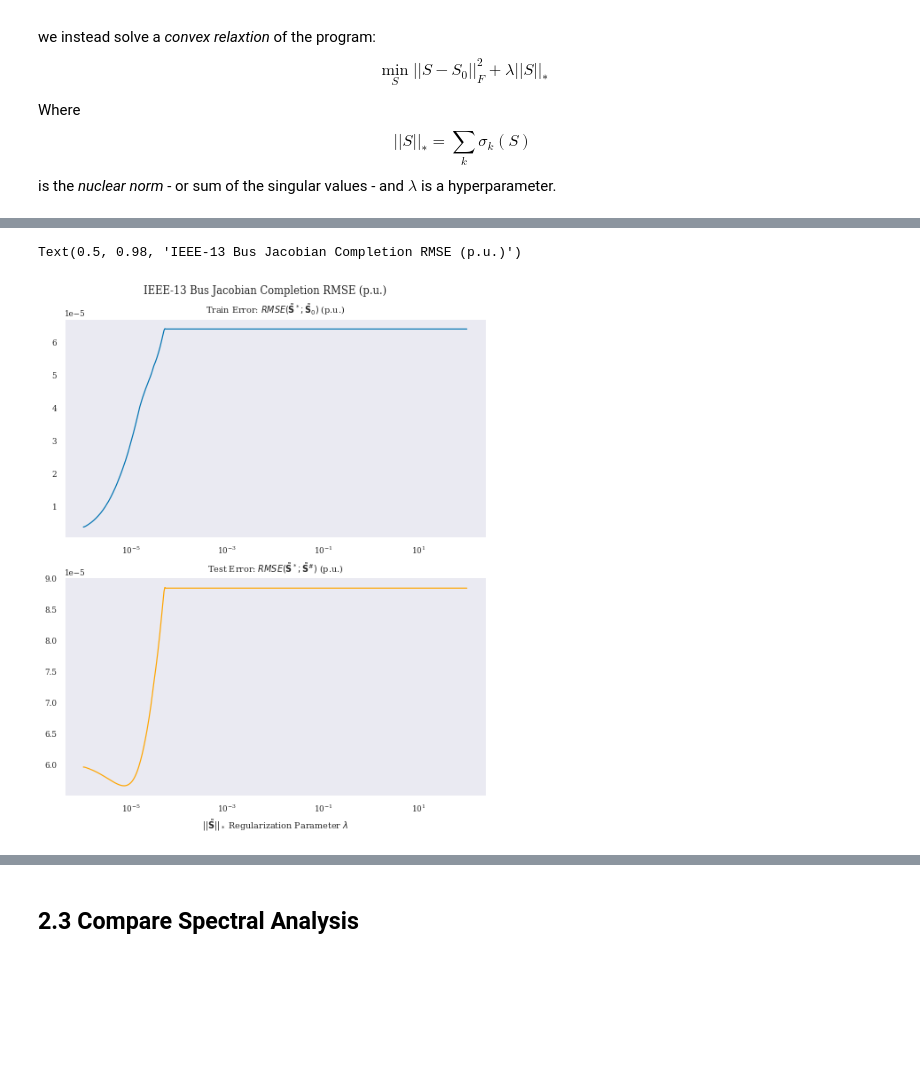
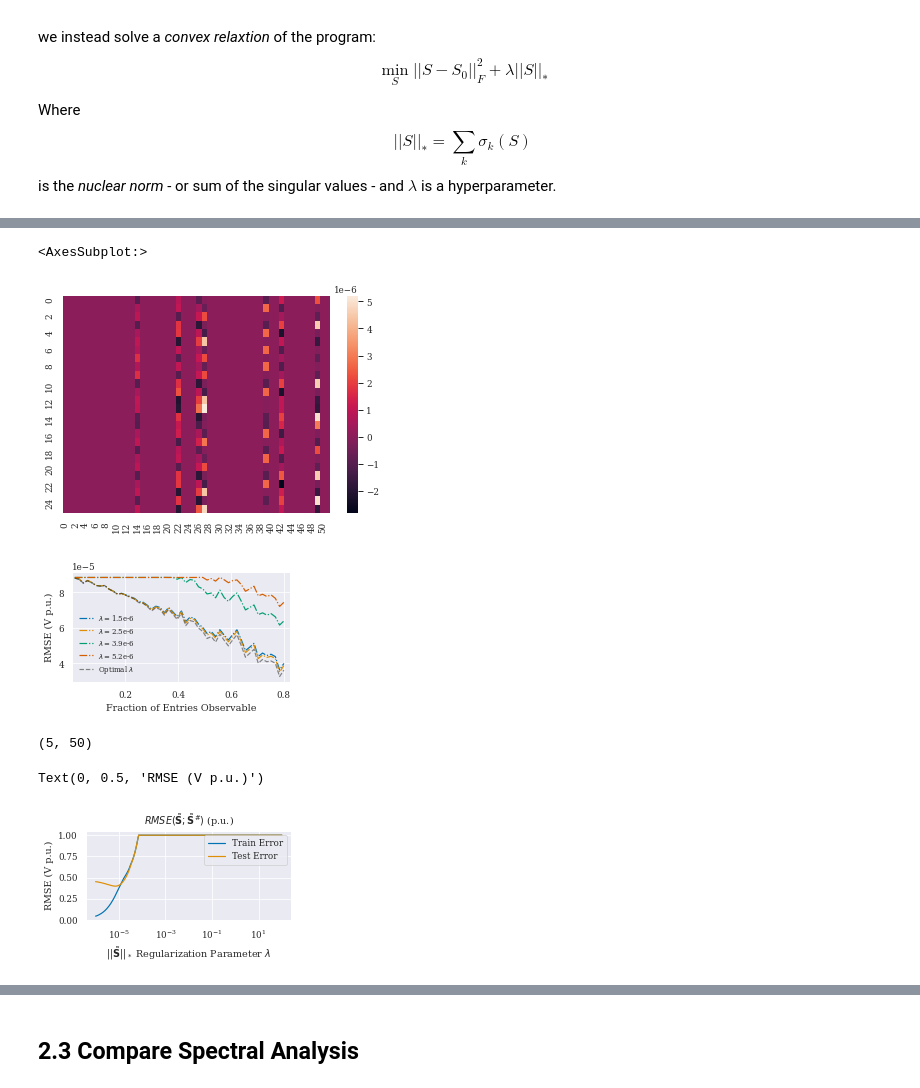
Before and after one commit to samtalki/PowerSensitivities.jl, a Jupyter notebook: notebooks/Sens_Matrix_Completion.ipynb, the cells around one changed output, grey strips where cells are left out. Cells and saved outputs as stored; diff of their text form; code cells hidden in the pictures; blank space fills up the shorter version.

```diff
--- a/notebooks/Sens_Matrix_Completion.ipynb
+++ b/notebooks/Sens_Matrix_Completion.ipynb
@@ -291,10 +289,0 @@ from tqdm import tqdm
-# %%
-train_errors = []
-ground_truth_errors = []
-S_optimals = []
-for l in tqdm(lamb_values):
-    lamb.value = l
-    prob.solve(verbose=False)
-    train_errors.append(mse(S,S0))
-    ground_truth_errors.append(mse(S,S_13))
-    S_optimals.append(S.value)
@@ -300,0 +386,8 @@ for l in tqdm(lamb_values):
+# %%
+#Truncate the SVD
+from sklearn.decomposition import TruncatedSVD
+r = 10
+truncated = []
+for S in S_hat_optimal_by_pct:
+    svd = TruncatedSVD(n_components=10, n_iter=7, random_state=42)
+    truncated.append(svd.fit_transform(S)@svd.components_)
@@ -301,25 +432,54 @@ for l in tqdm(lamb_values):
+# %%
+sns.heatmap(S_hats_by_pct[12][0])
+# %% [output]
+<AxesSubplot:>
+[figure, added]
+# %%
+#err_df = pd.DataFrame
+#err_df['']
+fig,ax=plt.subplots(figsize=(3.5,3.5/1.61828),constrained_layout=True)
+for lamb_idx,err_vec in enumerate(err_array):
+    ax.plot(percentages,err_vec,'-.',label='$\lambda=$'+str(lambds_chosen[lamb_idx])[0:3]+"e-6",rasterized=True)
+
+ax.plot(percentages,err_by_pct,'k--',label='Optimal $\lambda$',rasterized=True,alpha=0.5)
+plt.legend(frameon=False,loc='lower left',fontsize=7)
+plt.xlim(0.001,0.825)
+#plt.xlim()
+#plt.xl
+#plt.yscale('log')
+plt.xlabel("Fraction of Entries Observable")
+plt.ylabel("RMSE (V p.u.)")
+#plt.savefig("/home/sam/github/jacobian_discovery/Figures/lambda_comparison.pdf",dpi=390)
+# %% [output]
+[figure, added]
+# %%
+err_array.shape
+# %% [output]
+(5, 50)
 # %%
 sns.set_context("paper")
-width = 2*3.5
-height = 2*(width)/1.61828
-fig,axes = plt.subplots(nrows=2,ncols=1,figsize=(width,height),constrained_layout=True)
-axes[0].plot(lamb_values, train_errors, label="Train error")
-axes[0].set_xscale("log")
-axes[0].set_title(r"Train Error: $RMSE(\tilde{\mathbf{S}}^*;\tilde{\mathbf{S}}_0)$ (p.u.)")
-axes[0].grid()
+width = 3.5
+height = (width)/1.61828
+fig,ax = plt.subplots(figsize=(width,height),constrained_layout=True)
+ax.plot(lamb_values, train_errors, label="Train Error")
+ax.set_xscale("log")
+ax.set_title(r"Train Error: $RMSE(\tilde{\mathbf{S}}^*;\tilde{\mathbf{S}}_0)$ (p.u.)")
+#axes[0].grid()
 #axes[0].ticklabel_format(useMathText=True,useOffset=False)
-axes[1].set_xlabel(r"$||\tilde{\mathbf{S}}||_*$ Regularization Parameter $\lambda$")
-axes[1].plot(lamb_values, np.array(ground_truth_errors), label="Ground truth error",c="orange")
-axes[1].set_xscale("log")
-axes[1].set_title(r"Test Error: $RMSE(\tilde{\mathbf{S}}^*;\tilde{\mathbf{S}}^{\#})$ (p.u.)")
-axes[1].grid()
+ax.set_xlabel(r"$||\tilde{\mathbf{S}}||_*$ Regularization Parameter $\lambda$")
+ax.plot(lamb_values, np.array(ground_truth_errors), label="Test Error")
+ax.set_xscale("log")
+ax.set_title(r"$RMSE(\tilde{\mathbf{S}};\tilde{\mathbf{S}}^{\#})$ (p.u.)")
+ax.legend()
+ax.set_ylabel("RMSE (V p.u.)")
+#axes[1].grid()
 #axes[1].ticklabel_format(useMathText=True,useOffset=False)
 #axes[1].ticklabel_format(axis='y',style='sci',use)
-plt.suptitle("IEEE-13 Bus Jacobian Completion RMSE (p.u.)")
-#plt.savefig("/home/sam/github/PowerSensitivities.jl/figures/rmse_cv.png")
+#plt.suptitle("IEEE-13 Bus Jacobian Completion RMSE (p.u.)")
+#plt.savefig("/home/sam/github/jacobian_discovery/Figures/rmse_cv.pdf")
 # %% [output]
-Text(0.5, 0.98, 'IEEE-13 Bus Jacobian Completion RMSE (p.u.)')
+Text(0, 0.5, 'RMSE (V p.u.)')
-[figure, old version]
+[figure, new version]
 # %%
 print('Mean RMSE: ',np.mean(ground_truth_errors))
 # %% [output]
```
Also changed, not shown: parts of 30 cells of this notebook, 5 other files.
